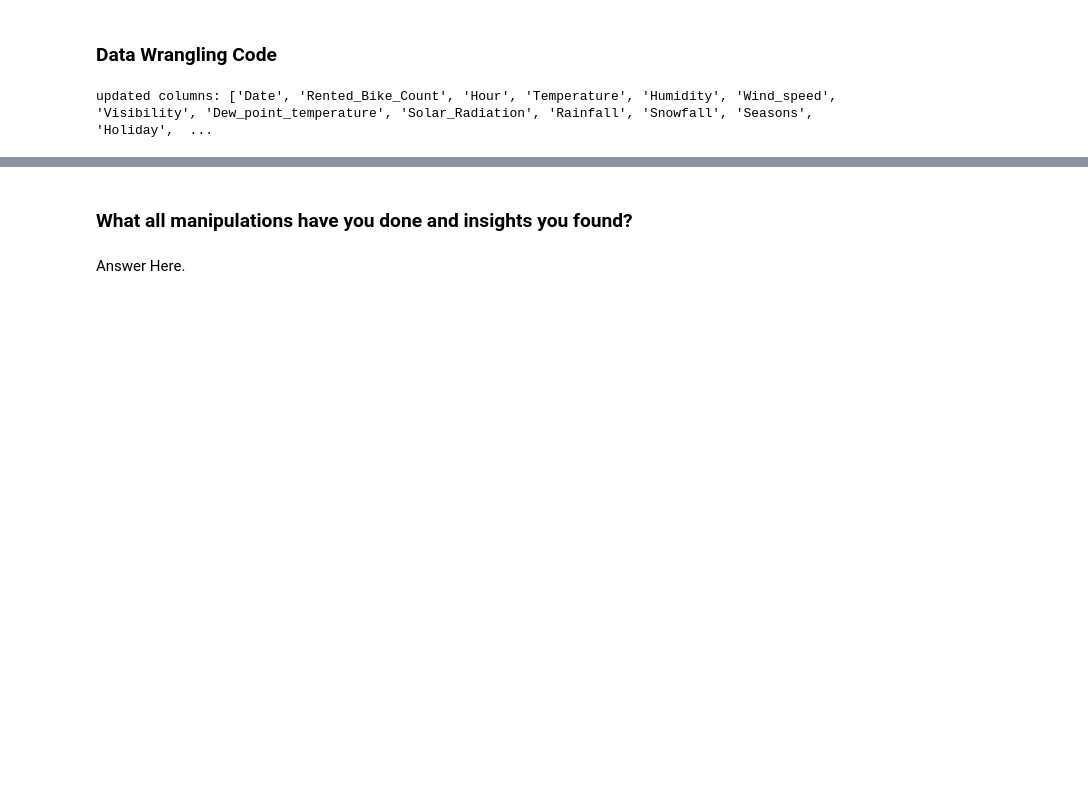
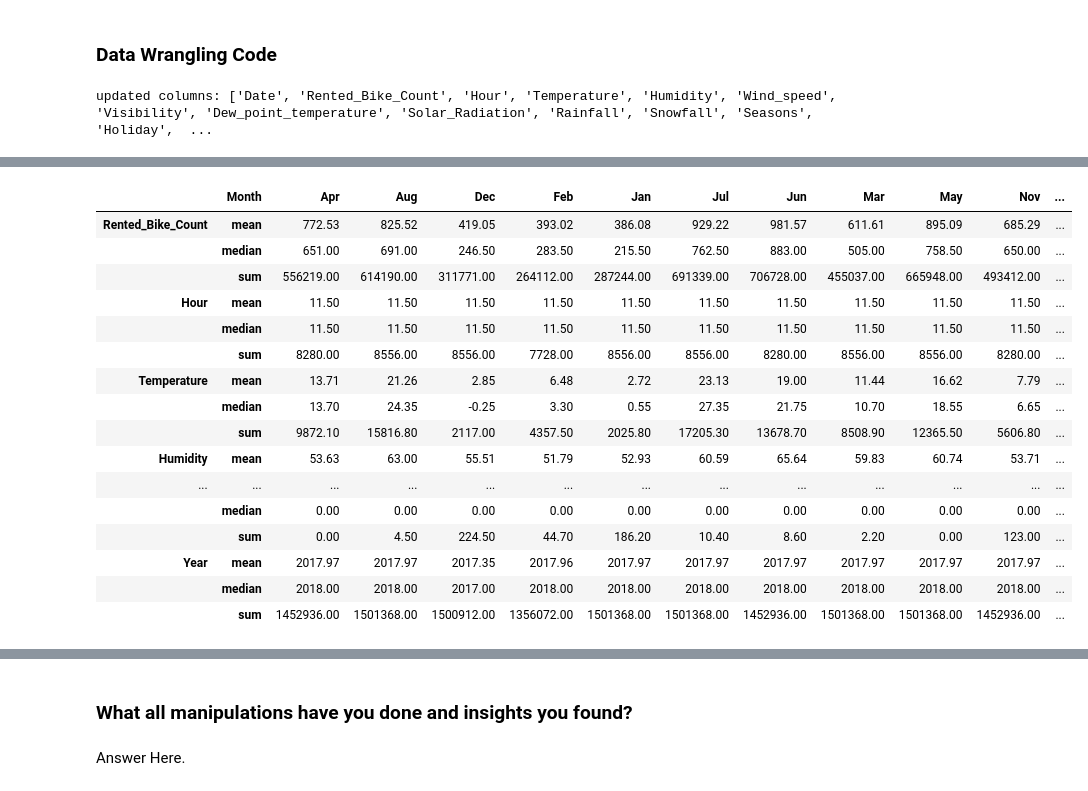
Before and after one commit to abhinav4201/Regression-Bike-Sharing-Demand-Prediction, a Jupyter notebook: Supervised_Regression_Bike_Demand_Prediction_Capstone_2.ipynb, the cells around one changed output, grey strips where cells are left out. Cells and saved outputs as stored; diff of their text form; code cells hidden in the pictures; blank space fills up the shorter version.

```diff
--- a/Supervised_Regression_Bike_Demand_Prediction_Capstone_2.ipynb
+++ b/Supervised_Regression_Bike_Demand_Prediction_Capstone_2.ipynb
@@ -148,7 +148,7 @@ from sklearn.metrics import mean_absolute_error
 
 
 # The following lines adjust the granularity of reporting.
-# pd.options.display.float_format = "{:.3f}".format
+pd.options.display.float_format = "{:.2f}".format
 
 # Importing warnings library. The warnings module handles warnings in Python.
 import warnings
@@ -336,13 +336,11 @@ updated columns: ['Date', 'Rented_Bike_Count', 'Hour', 'Temperature', 'Humidity'
 df['Date'] = pd.to_datetime(df['Date'], infer_datetime_format=True)
 # %%
 #Extracting month from date column
-df['month'] = pd.DatetimeIndex(df['Date']).month
-df['month'] = df['month'].apply(lambda x: calendar.month_abbr[x])
+df['Month'] = pd.DatetimeIndex(df['Date']).month
+df['Month'] = df['Month'].apply(lambda x: calendar.month_abbr[x])
 
 #Extracting day name from date
-df['day'] = df['Date'].dt.day_name()
+df['Day'] = df['Date'].dt.day_name()
 
 #Extracting year
-df['year'] = df['Date'].dt.year
-
-df.head(1)
+df['Year'] = df['Date'].dt.year
@@ -351,0 +347,3 @@ df.head(1)
+# %%
+# dropping Date column
+df.drop(columns=['Date'],inplace=True)
@@ -351,0 +413,21 @@ df.head(1)
+# %%
+#finding sum, mean and median based on Month
+df.groupby('Month').agg(['mean','median','sum']).T
+# %% [output]
+|  | Month | Apr | Aug | Dec | Feb | Jan | Jul | Jun | Mar | May | Nov | ... |
+| Rented_Bike_Count | mean | 772.53 | 825.52 | 419.05 | 393.02 | 386.08 | 929.22 | 981.57 | 611.61 | 895.09 | 685.29 | ... |
+|  | median | 651.00 | 691.00 | 246.50 | 283.50 | 215.50 | 762.50 | 883.00 | 505.00 | 758.50 | 650.00 | ... |
+|  | sum | 556219.00 | 614190.00 | 311771.00 | 264112.00 | 287244.00 | 691339.00 | 706728.00 | 455037.00 | 665948.00 | 493412.00 | ... |
+| Hour | mean | 11.50 | 11.50 | 11.50 | 11.50 | 11.50 | 11.50 | 11.50 | 11.50 | 11.50 | 11.50 | ... |
+|  | median | 11.50 | 11.50 | 11.50 | 11.50 | 11.50 | 11.50 | 11.50 | 11.50 | 11.50 | 11.50 | ... |
+|  | sum | 8280.00 | 8556.00 | 8556.00 | 7728.00 | 8556.00 | 8556.00 | 8280.00 | 8556.00 | 8556.00 | 8280.00 | ... |
+| Temperature | mean | 13.71 | 21.26 | 2.85 | 6.48 | 2.72 | 23.13 | 19.00 | 11.44 | 16.62 | 7.79 | ... |
+|  | median | 13.70 | 24.35 | -0.25 | 3.30 | 0.55 | 27.35 | 21.75 | 10.70 | 18.55 | 6.65 | ... |
+|  | sum | 9872.10 | 15816.80 | 2117.00 | 4357.50 | 2025.80 | 17205.30 | 13678.70 | 8508.90 | 12365.50 | 5606.80 | ... |
+| Humidity | mean | 53.63 | 63.00 | 55.51 | 51.79 | 52.93 | 60.59 | 65.64 | 59.83 | 60.74 | 53.71 | ... |
+| ... | ... | ... | ... | ... | ... | ... | ... | ... | ... | ... | ... | ... |
+|  | median | 0.00 | 0.00 | 0.00 | 0.00 | 0.00 | 0.00 | 0.00 | 0.00 | 0.00 | 0.00 | ... |
+|  | sum | 0.00 | 4.50 | 224.50 | 44.70 | 186.20 | 10.40 | 8.60 | 2.20 | 0.00 | 123.00 | ... |
+| Year | mean | 2017.97 | 2017.97 | 2017.35 | 2017.96 | 2017.97 | 2017.97 | 2017.97 | 2017.97 | 2017.97 | 2017.97 | ... |
+|  | median | 2018.00 | 2018.00 | 2017.00 | 2018.00 | 2018.00 | 2018.00 | 2018.00 | 2018.00 | 2018.00 | 2018.00 | ... |
+|  | sum | 1452936.00 | 1501368.00 | 1500912.00 | 1356072.00 | 1501368.00 | 1501368.00 | 1452936.00 | 1501368.00 | 1501368.00 | 1452936.00 | ... |
```
Also changed, not shown: parts of 16 cells of this notebook.
